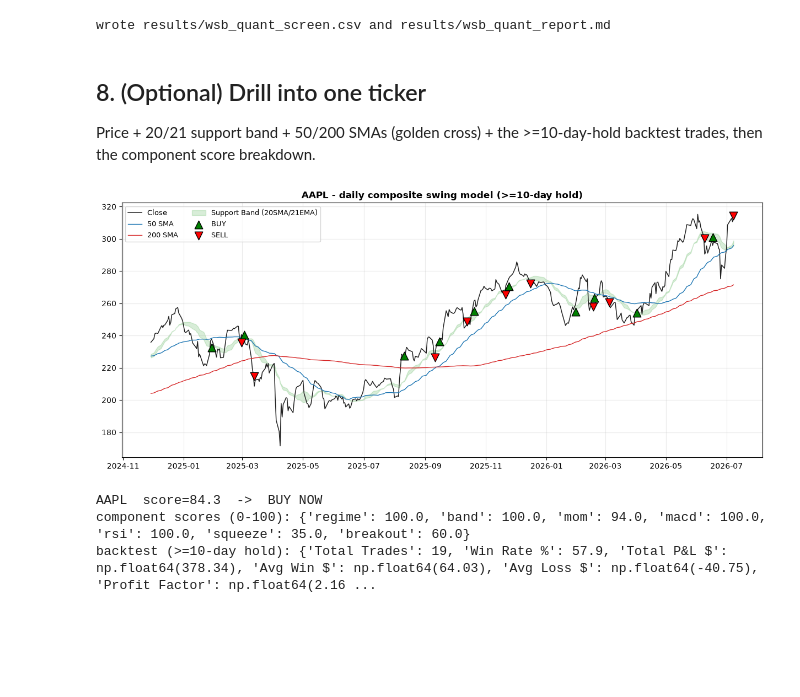
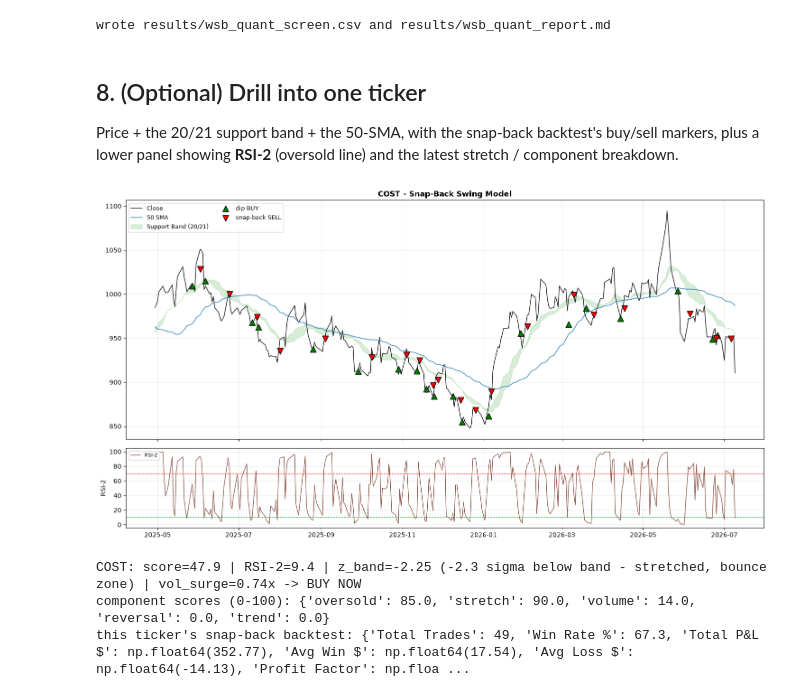
Before and after one commit to rjoshi24/trading-demo, a Jupyter notebook: daily_screener.ipynb, the cells around one changed output. Cells and saved outputs as stored; diff of their text form; code cells hidden in the pictures; blank space fills up the shorter version.

```diff
--- a/daily_screener.ipynb
+++ b/daily_screener.ipynb
@@ -34,7 +53,7 @@ pip install -r requirements.txt
 # %%
 TOP_N    = 200     # how many WSB tickers to scan
-PERIOD   = "3y"    # daily history length (>= ~1.5y so the 200-SMA + 12m momentum warm up)
-INTERVAL = "1d"    # daily = refresh every day
+PERIOD   = "4y"    # daily history length (enough to backtest each name's snap-back edge)
+INTERVAL = "1d"
 OUTDIR   = "results"
 
 from wsb_screener import quant_screener as qscr
@@ -215,46 +228,43 @@ print("wrote", f"{OUTDIR}/wsb_quant_screen.csv", "and", f"{OUTDIR}/wsb_quant_rep
 wrote results/wsb_quant_screen.csv and results/wsb_quant_report.md
 # %% [markdown]
 ## 8. (Optional) Drill into one ticker
-Price + 20/21 support band + 50/200 SMAs (golden cross) + the >=10-day-hold backtest trades,
-then the component score breakdown.
+Price + the 20/21 support band + the 50-SMA, with the snap-back backtest's buy/sell markers, plus
+a lower panel showing **RSI-2** (oversold line) and the latest stretch / component breakdown.
 # %%
 %matplotlib inline
 import matplotlib.pyplot as plt
-from wsb_screener.quant_core import swing_backtest, compute_stats, live_signal
+from wsb_screener.quant_core import swing_backtest, live_signal, compute_stats, RSI_OS, RSI_EXIT
 
-SYMBOL = "AAPL"   # <- pick any ticker from the tables above (the WSB universe changes daily)
-
-# fall back to a valid, screened ticker if SYMBOL isn't in today's universe
+SYMBOL = "COST"   # <- pick any ticker from the tables above (the WSB universe changes daily)
 if SYMBOL not in set(df.ticker) or SYMBOL not in hist:
-    pref = [x for x in df[df.group.isin(["BUY NOW", "CLOSE TO BUY"])].ticker if x in hist]
+    pref = [x for x in df[df.group.isin(["BUY NOW","CLOSE TO BUY"])].ticker if x in hist]
     pref = pref or [x for x in df.ticker if x in hist]
     SYMBOL = pref[0]
     print(f"(SYMBOL not in today's table -> showing {SYMBOL}; edit SYMBOL to any ticker above)")
 
 d, t = swing_backtest(hist[SYMBOL])
-view = d.tail(400)   # last ~1.5y for readability
+view = d.tail(300)
 
-fig, ax = plt.subplots(figsize=(15,6))
+fig, (ax, ax2) = plt.subplots(2, 1, figsize=(15,8), sharex=True, gridspec_kw={"height_ratios":[3,1]})
 ax.plot(view.Date, view.Close, color="#222", lw=1.1, label="Close")
-ax.plot(view.Date, view.SMA50,  color="#1f77b4", lw=1.0, label="50 SMA")
-ax.plot(view.Date, view.SMA200, color="#d62728", lw=1.0, label="200 SMA")
-ax.fill_between(view.Date, view.band_bot, view.band_top, color="#2ca02c", alpha=0.18,
-                label="Support Band (20SMA/21EMA)")
+ax.plot(view.Date, view.SMA50, color="#1f77b4", lw=1.0, label="50 SMA")
+ax.fill_between(view.Date, view.band_bot, view.band_top, color="#2ca02c", alpha=0.18, label="Support Band (20/21)")
 tv = t[t.entry_date >= view.Date.iloc[0]] if not t.empty else t
 if not tv.empty:
-    ax.scatter(tv.entry_date, tv.entry_price, marker="^", s=110, color="green", edgecolor="k", zorder=5, label="BUY")
-    ax.scatter(tv.exit_date,  tv.exit_price,  marker="v", s=110, color="red",   edgecolor="k", zorder=5, label="SELL")
-ax.set_title(f"{SYMBOL} - daily composite swing model (>=10-day hold)", weight="bold")
-ax.legend(loc="upper left", ncol=2, fontsize=9); ax.grid(alpha=0.25)
-plt.show()
+    ax.scatter(tv.entry_date, tv.entry_price, marker="^", s=90, color="green", edgecolor="k", zorder=5, label="dip BUY")
+    ax.scatter(tv.exit_date,  tv.exit_price,  marker="v", s=90, color="red",   edgecolor="k", zorder=5, label="snap-back SELL")
+ax.set_title(f"{SYMBOL} - Snap-Back Swing Model", weight="bold"); ax.legend(loc="upper left", ncol=2, fontsize=9); ax.grid(alpha=0.25)
+ax2.plot(view.Date, view.RSI2, color="#8c564b", lw=1.0, label="RSI-2")
+ax2.axhline(RSI_OS, color="green", ls="--", lw=0.8); ax2.axhline(RSI_EXIT, color="red", ls="--", lw=0.8)
+ax2.set_ylabel("RSI-2"); ax2.grid(alpha=0.25); ax2.legend(loc="upper left", fontsize=8)
+plt.tight_layout(); plt.show()
 
 sig = live_signal(hist[SYMBOL])
-print(f"{SYMBOL}  score={sig['score']}  ->  {df[df.ticker==SYMBOL].group.iloc[0]}")
-print("component scores (0-100):",
-      {k[2:]: sig[k] for k in ("s_regime","s_band","s_mom","s_macd","s_rsi","s_squeeze","s_breakout")})
-print("backtest (>=10-day hold):", compute_stats(t))
+print(f"{SYMBOL}: score={sig['score']} | RSI-2={sig['rsi2']} | z_band={sig['z_band']} ({sig['band_read']}) | vol_surge={sig['vol_surge']}x -> {df[df.ticker==SYMBOL].group.iloc[0]}")
+print("component scores (0-100):", {k[2:]: sig[k] for k in ("s_oversold","s_stretch","s_volume","s_reversal","s_trend")})
+print("this ticker's snap-back backtest:", compute_stats(t))
 # %% [output]
-[figure, old version]
+[figure, new version]
-AAPL  score=84.3  ->  BUY NOW
-component scores (0-100): {'regime': 100.0, 'band': 100.0, 'mom': 94.0, 'macd': 100.0, 'rsi': 100.0, 'squeeze': 35.0, 'breakout': 60.0}
-backtest (>=10-day hold): {'Total Trades': 19, 'Win Rate %': 57.9, 'Total P&L $': np.float64(378.34), 'Avg Win $': np.float64(64.03), 'Avg Loss $': np.float64(-40.75), 'Profit Factor': np.float64(2.16 ...
+COST: score=47.9 | RSI-2=9.4 | z_band=-2.25 (-2.3 sigma below band - stretched, bounce zone) | vol_surge=0.74x -> BUY NOW
+component scores (0-100): {'oversold': 85.0, 'stretch': 90.0, 'volume': 14.0, 'reversal': 0.0, 'trend': 0.0}
+this ticker's snap-back backtest: {'Total Trades': 49, 'Win Rate %': 67.3, 'Total P&L $': np.float64(352.77), 'Avg Win $': np.float64(17.54), 'Avg Loss $': np.float64(-14.13), 'Profit Factor': np.floa ...
```
Also changed, not shown: parts of 16 cells of this notebook, 5 other files.
